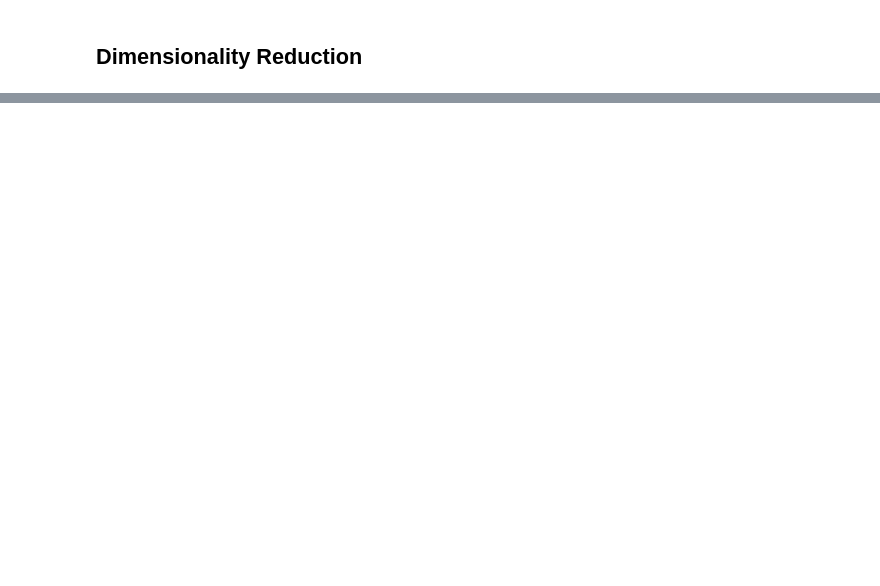
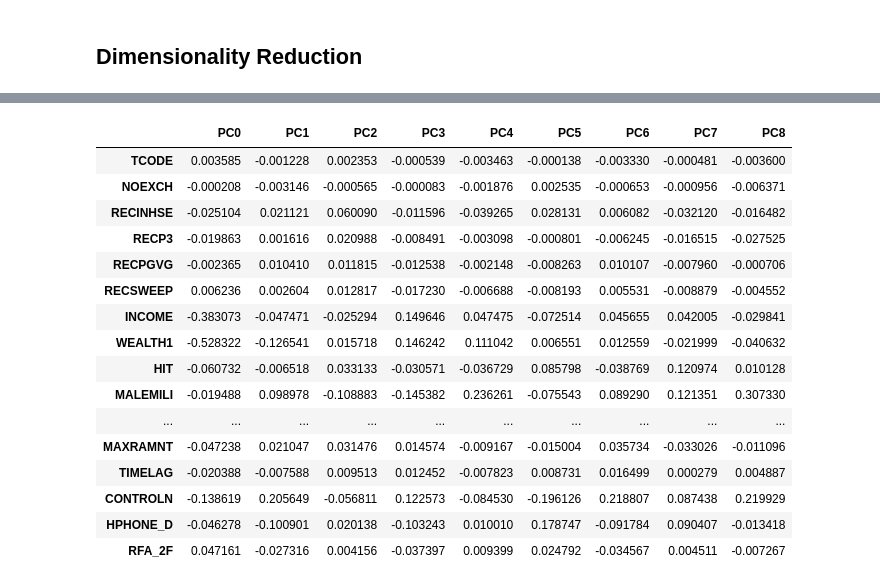
Before and after one commit to its-pedrofonseca/Data-Mining-Project, a Jupyter notebook: Projeto.ipynb, the cells around one changed output, grey strips where cells are left out. Cells and saved outputs as stored; diff of their text form; code cells hidden in the pictures; blank space fills up the shorter version.

```diff
--- a/Projeto.ipynb
+++ b/Projeto.ipynb
@@ -600,0 +574,3 @@ pca_df
+# %%
+df_pca = pd.concat([df_pca, pca_df], axis=1)
+df_pca.head()
@@ -600,0 +584,23 @@ pca_df
+# %%
+# Interpreting each Principal Component
+loadings = df_pca[metric_features + pca_feat_names].corr().loc[metric_features, pca_feat_names]
+loadings.drop_duplicates()
+loadings
+# %% [output]
+|  | PC0 | PC1 | PC2 | PC3 | PC4 | PC5 | PC6 | PC7 | PC8 |
+| TCODE | 0.003585 | -0.001228 | 0.002353 | -0.000539 | -0.003463 | -0.000138 | -0.003330 | -0.000481 | -0.003600 |
+| NOEXCH | -0.000208 | -0.003146 | -0.000565 | -0.000083 | -0.001876 | 0.002535 | -0.000653 | -0.000956 | -0.006371 |
+| RECINHSE | -0.025104 | 0.021121 | 0.060090 | -0.011596 | -0.039265 | 0.028131 | 0.006082 | -0.032120 | -0.016482 |
+| RECP3 | -0.019863 | 0.001616 | 0.020988 | -0.008491 | -0.003098 | -0.000801 | -0.006245 | -0.016515 | -0.027525 |
+| RECPGVG | -0.002365 | 0.010410 | 0.011815 | -0.012538 | -0.002148 | -0.008263 | 0.010107 | -0.007960 | -0.000706 |
+| RECSWEEP | 0.006236 | 0.002604 | 0.012817 | -0.017230 | -0.006688 | -0.008193 | 0.005531 | -0.008879 | -0.004552 |
+| INCOME | -0.383073 | -0.047471 | -0.025294 | 0.149646 | 0.047475 | -0.072514 | 0.045655 | 0.042005 | -0.029841 |
+| WEALTH1 | -0.528322 | -0.126541 | 0.015718 | 0.146242 | 0.111042 | 0.006551 | 0.012559 | -0.021999 | -0.040632 |
+| HIT | -0.060732 | -0.006518 | 0.033133 | -0.030571 | -0.036729 | 0.085798 | -0.038769 | 0.120974 | 0.010128 |
+| MALEMILI | -0.019488 | 0.098978 | -0.108883 | -0.145382 | 0.236261 | -0.075543 | 0.089290 | 0.121351 | 0.307330 |
+| ... | ... | ... | ... | ... | ... | ... | ... | ... | ... |
+| MAXRAMNT | -0.047238 | 0.021047 | 0.031476 | 0.014574 | -0.009167 | -0.015004 | 0.035734 | -0.033026 | -0.011096 |
+| TIMELAG | -0.020388 | -0.007588 | 0.009513 | 0.012452 | -0.007823 | 0.008731 | 0.016499 | 0.000279 | 0.004887 |
+| CONTROLN | -0.138619 | 0.205649 | -0.056811 | 0.122573 | -0.084530 | -0.196126 | 0.218807 | 0.087438 | 0.219929 |
+| HPHONE_D | -0.046278 | -0.100901 | 0.020138 | -0.103243 | 0.010010 | 0.178747 | -0.091784 | 0.090407 | -0.013418 |
+| RFA_2F | 0.047161 | -0.027316 | 0.004156 | -0.037397 | 0.009399 | 0.024792 | -0.034567 | 0.004511 | -0.007267 |
```
Also changed, not shown: parts of 24 cells of this notebook.
